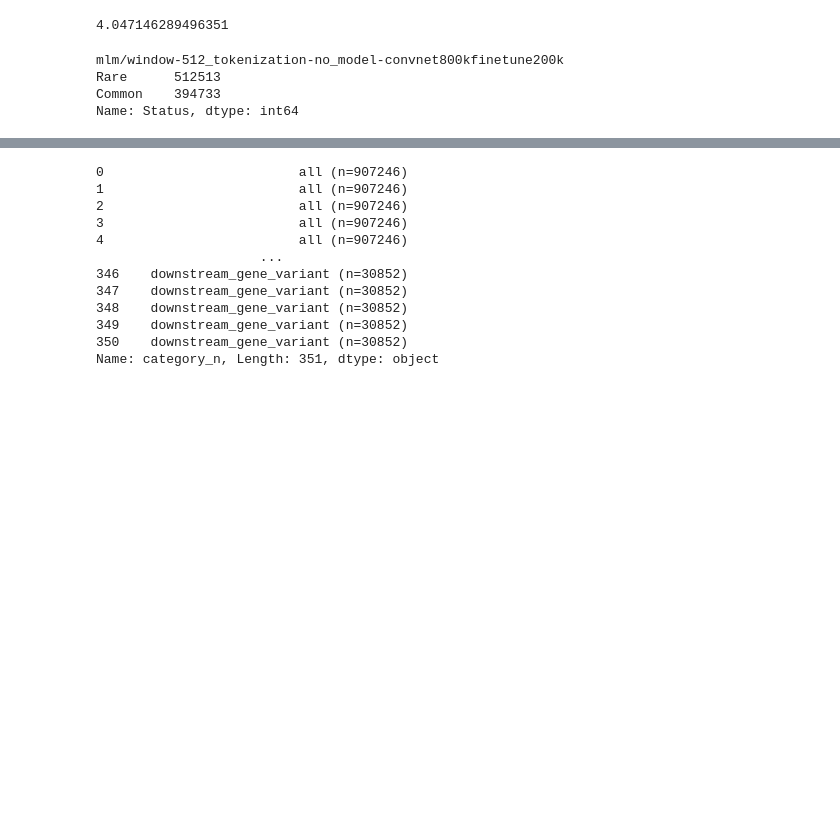
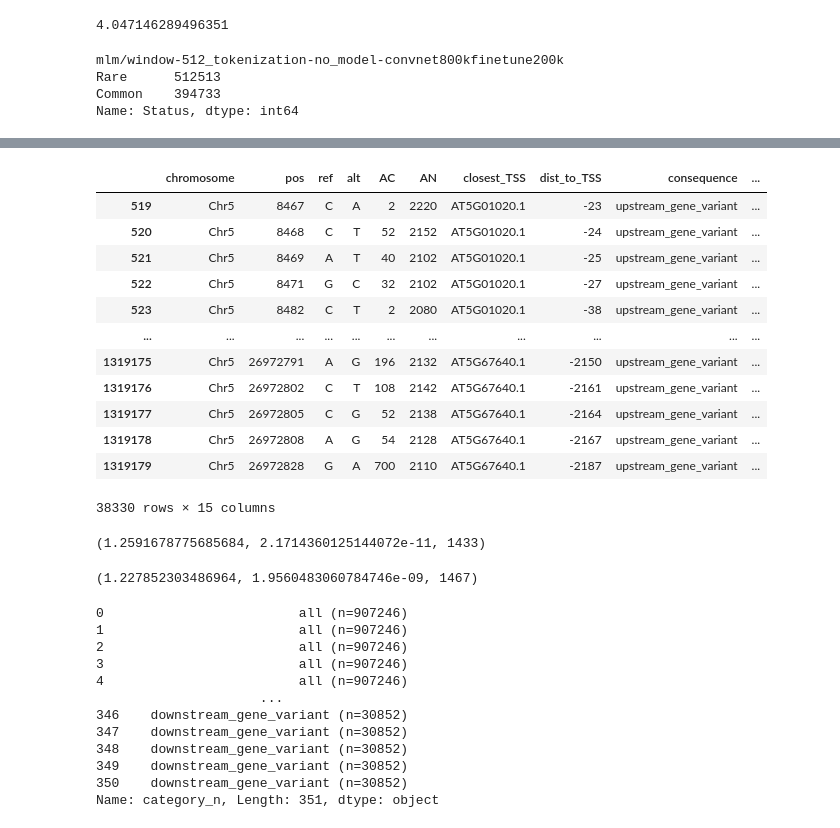
Before and after one commit to songlab-cal/gpn, a Jupyter notebook: analysis/plot_vep.ipynb, the cells around one changed output, grey strips where cells are left out. Drawn from its saved outputs; the diff is of its cells as text; code cells hidden in the pictures; blank space fills up the shorter version.

```diff
--- a/analysis/plot_vep.ipynb
+++ b/analysis/plot_vep.ipynb
@@ -28,8 +28,10 @@ conservation
 | 24279502 | 26975497 | 0.158717 | 0.453181 |
 24279503 rows × 3 columns
 # %%
-def compute_odds_ratio(df, threshold_quantile, print_table=False):
+def compute_odds_ratio(df, threshold_quantile, print_table=False, bootstrap_seed=None):
     df = df.copy()
+    if bootstrap_seed is not None:
+        df = df.sample(frac=1.0, replace=True, random_state=bootstrap_seed)
     threshold = df.model_score.quantile(threshold_quantile)
     df.loc[df.model_score <= threshold, "ModelScoreTier"] = "Low"
     df.loc[df.model_score > threshold, "ModelScoreTier"] = "High"
@@ -77,7 +79,7 @@ def compute_vep_scores(model_name):
     df.loc[df.AC >= 20, "Status"] = "Common"
     df = df[df.Status!="Neither"]
     df.Status = df.Status.astype('category')
-    print(df.Status.value_counts())
+    #print(df.Status.value_counts())
     #raise Exception("debug")
 
     if model_name == "PhastCons":
@@ -97,10 +99,12 @@ def compute_vep_scores(model_name):
         delta_pred_cols = [f"delta_pred_{f}" for f in feature_names]
         df.loc[:, delta_pred_cols] = df[pred_alt_cols].values - df[pred_ref_cols].values
         df.loc[:, "model_score"] = -np.linalg.norm(df[delta_pred_cols].abs().values, ord=2, axis=1)
+        df.drop(columns=np.concatenate([pred_cols, delta_pred_cols]), inplace=True)
     elif vep_mode == "mlm":
         df["model_score"] = df.model_llr
 
     threshold_quantiles = np.logspace(-3, -1, 10)
+    bootstrap_seeds = np.arange(30)
 
     categories = ["all"] + df.consequence.value_counts()[:8].index.values.tolist()
 
@@ -112,6 +116,25 @@ def compute_vep_scores(model_name):
         odds_ratios, p_values, min_counts = zip(*[compute_odds_ratio(df_category, threshold_quantile) for threshold_quantile in threshold_quantiles])
         results = pd.DataFrame(dict(threshold_quantile=threshold_quantiles, odds_ratio=odds_ratios, p_value=p_values, min_count=min_counts))
         results["Test"] = "Odds-ratio"
+
+
+        for bootstrap_seed in bootstrap_seeds:
+            odds_ratios = [compute_odds_ratio(df_category, threshold_quantile, bootstrap_seed=bootstrap_seed)[0] for threshold_quantile in threshold_quantiles]
+            #print(odds_ratios)
+            #raise Exception("debug")
+            results = pd.concat([
+                results,
+                pd.DataFrame({
+                    "Test": ["Odds-ratio-bootstrap"] * len(threshold_quantiles),
+                    "threshold_quantile": threshold_quantiles,
+                    "bootstrap_seed": [bootstrap_seed] * len(threshold_quantiles),
+                    "odds_ratio": odds_ratios,
+                    "p_value": p_values, "min_count": min_counts,  # from the non-bootstrapped test
+                })],
+                ignore_index=True
+            )
+            #print(results)
+            #raise Exception("debug")
 
         results = results.append({
             "Test": "Mann-Whitney",
@@ -210,3 +239,28 @@ Name: Status, dtype: int64
+# %%
+df2 = df.query("consequence == 'upstream_gene_variant'").copy()
+df2
+# %% [output]
+|  | chromosome | pos | ref | alt | AC | AN | closest_TSS | dist_to_TSS | consequence | ... |
+| 519 | Chr5 | 8467 | C | A | 2 | 2220 | AT5G01020.1 | -23 | upstream_gene_variant | ... |
+| 520 | Chr5 | 8468 | C | T | 52 | 2152 | AT5G01020.1 | -24 | upstream_gene_variant | ... |
+| 521 | Chr5 | 8469 | A | T | 40 | 2102 | AT5G01020.1 | -25 | upstream_gene_variant | ... |
+| 522 | Chr5 | 8471 | G | C | 32 | 2102 | AT5G01020.1 | -27 | upstream_gene_variant | ... |
+| 523 | Chr5 | 8482 | C | T | 2 | 2080 | AT5G01020.1 | -38 | upstream_gene_variant | ... |
+| ... | ... | ... | ... | ... | ... | ... | ... | ... | ... | ... |
+| 1319175 | Chr5 | 26972791 | A | G | 196 | 2132 | AT5G67640.1 | -2150 | upstream_gene_variant | ... |
+| 1319176 | Chr5 | 26972802 | C | T | 108 | 2142 | AT5G67640.1 | -2161 | upstream_gene_variant | ... |
+| 1319177 | Chr5 | 26972805 | C | G | 52 | 2138 | AT5G67640.1 | -2164 | upstream_gene_variant | ... |
+| 1319178 | Chr5 | 26972808 | A | G | 54 | 2128 | AT5G67640.1 | -2167 | upstream_gene_variant | ... |
+| 1319179 | Chr5 | 26972828 | G | A | 700 | 2110 | AT5G67640.1 | -2187 | upstream_gene_variant | ... |
+38330 rows × 15 columns
+# %%
+compute_odds_ratio(df2, 1e-1)
+# %% [output]
+(1.2591678775685684, 2.1714360125144072e-11, 1433)
+# %%
+compute_odds_ratio(df2, 1e-1, resample_seed=42)
+# %% [output]
+(1.227852303486964, 1.9560483060784746e-09, 1467)
 # %%
 consequence_value_counts = df.consequence.value_counts()
 # %%
```
Also changed, not shown: parts of 6 cells of this notebook, 2 other files.
